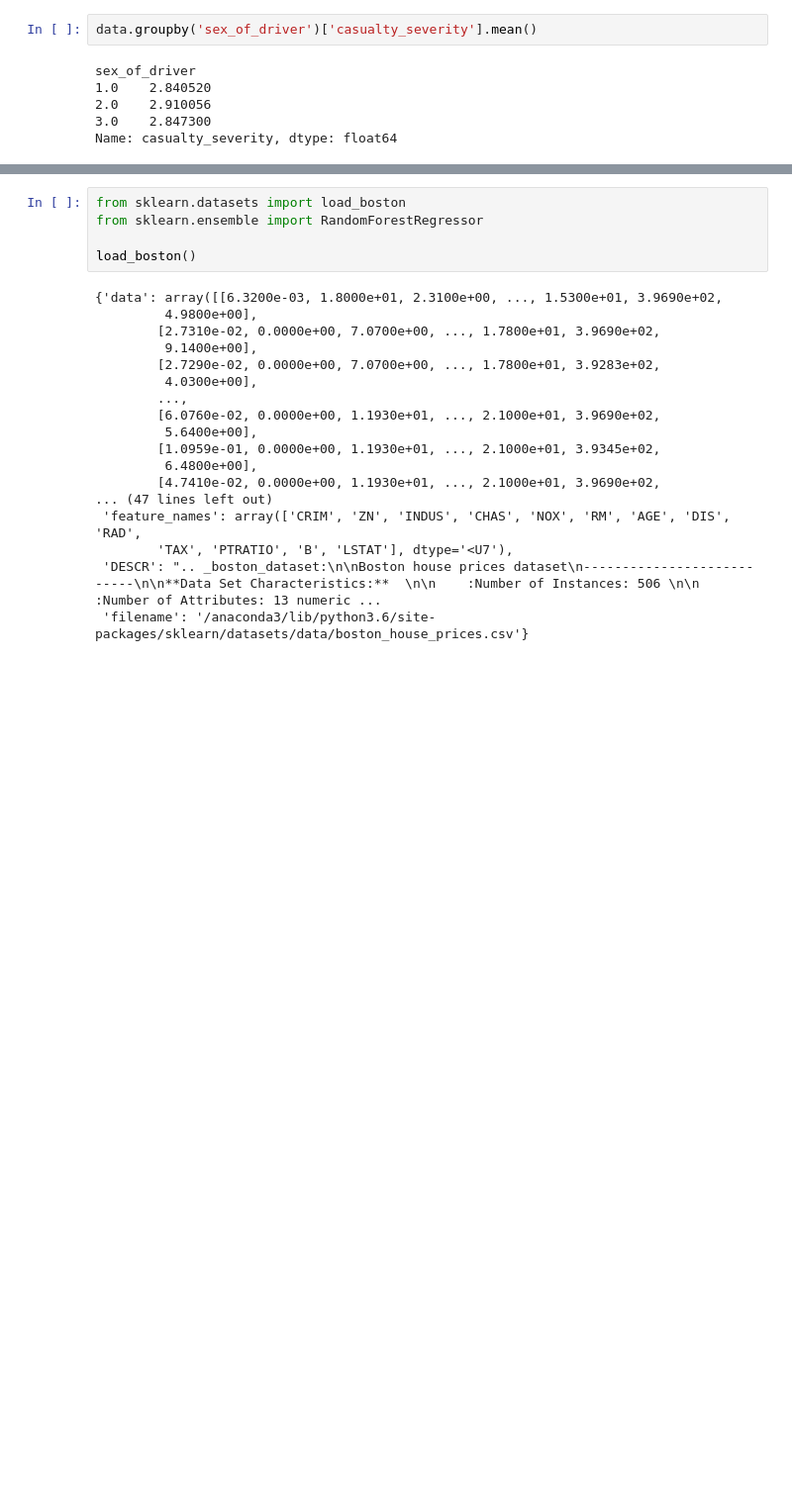
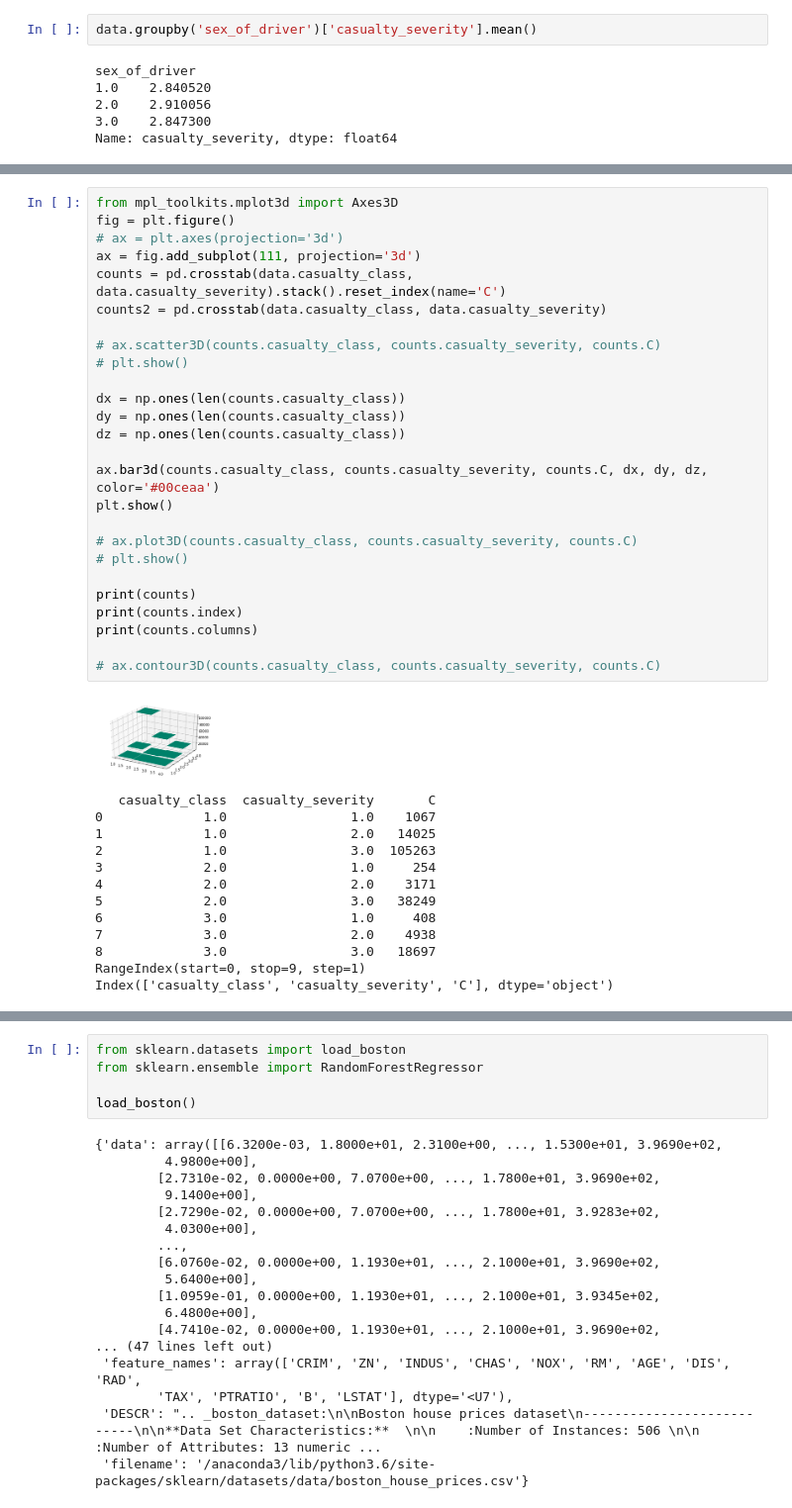
Before and after one commit to RajatRasal/Road-Accidents-Analysis-AI-Hack, a Jupyter notebook: DataCleaning.ipynb, the cells around one changed output, grey strips where cells are left out. Shown at 99% size. Saved outputs shown, nothing was run; the diff lists cells and outputs as text; blank space fills up the shorter version.

```diff
--- a/DataCleaning.ipynb
+++ b/DataCleaning.ipynb
@@ -213,0 +170,40 @@ day_of_week
+# %%
+from mpl_toolkits.mplot3d import Axes3D
+fig = plt.figure()
+# ax = plt.axes(projection='3d')
+ax = fig.add_subplot(111, projection='3d')
+counts = pd.crosstab(data.casualty_class, data.casualty_severity).stack().reset_index(name='C')
+counts2 = pd.crosstab(data.casualty_class, data.casualty_severity)
+
+# ax.scatter3D(counts.casualty_class, counts.casualty_severity, counts.C)
+# plt.show()
+
+dx = np.ones(len(counts.casualty_class))
+dy = np.ones(len(counts.casualty_class))
+dz = np.ones(len(counts.casualty_class))
+
+ax.bar3d(counts.casualty_class, counts.casualty_severity, counts.C, dx, dy, dz, color='#00ceaa')
+plt.show()
+
+# ax.plot3D(counts.casualty_class, counts.casualty_severity, counts.C)
+# plt.show()
+
+print(counts)
+print(counts.index)
+print(counts.columns)
+
+# ax.contour3D(counts.casualty_class, counts.casualty_severity, counts.C)
+# %% [output]
+[figure, added]
+   casualty_class  casualty_severity       C
+0             1.0                1.0    1067
+1             1.0                2.0   14025
+2             1.0                3.0  105263
+3             2.0                1.0     254
+4             2.0                2.0    3171
+5             2.0                3.0   38249
+6             3.0                1.0     408
+7             3.0                2.0    4938
+8             3.0                3.0   18697
+RangeIndex(start=0, stop=9, step=1)
+Index(['casualty_class', 'casualty_severity', 'C'], dtype='object')
```
Also changed, not shown: parts of 10 cells of this notebook.
